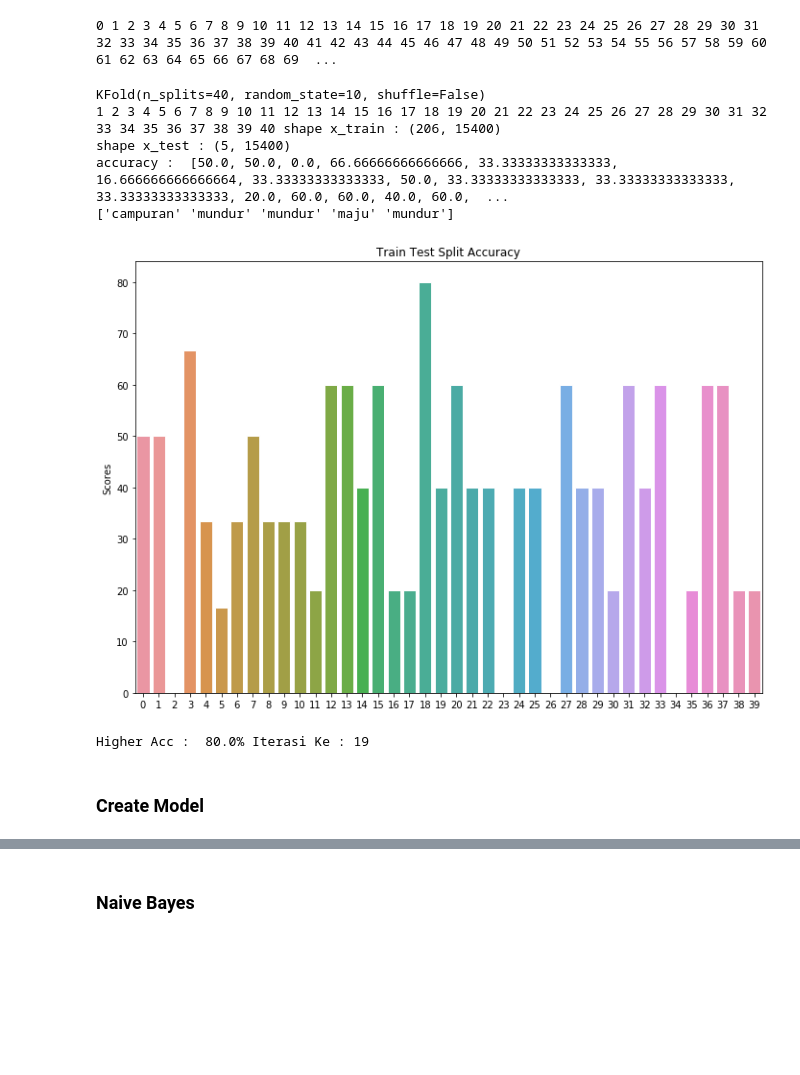
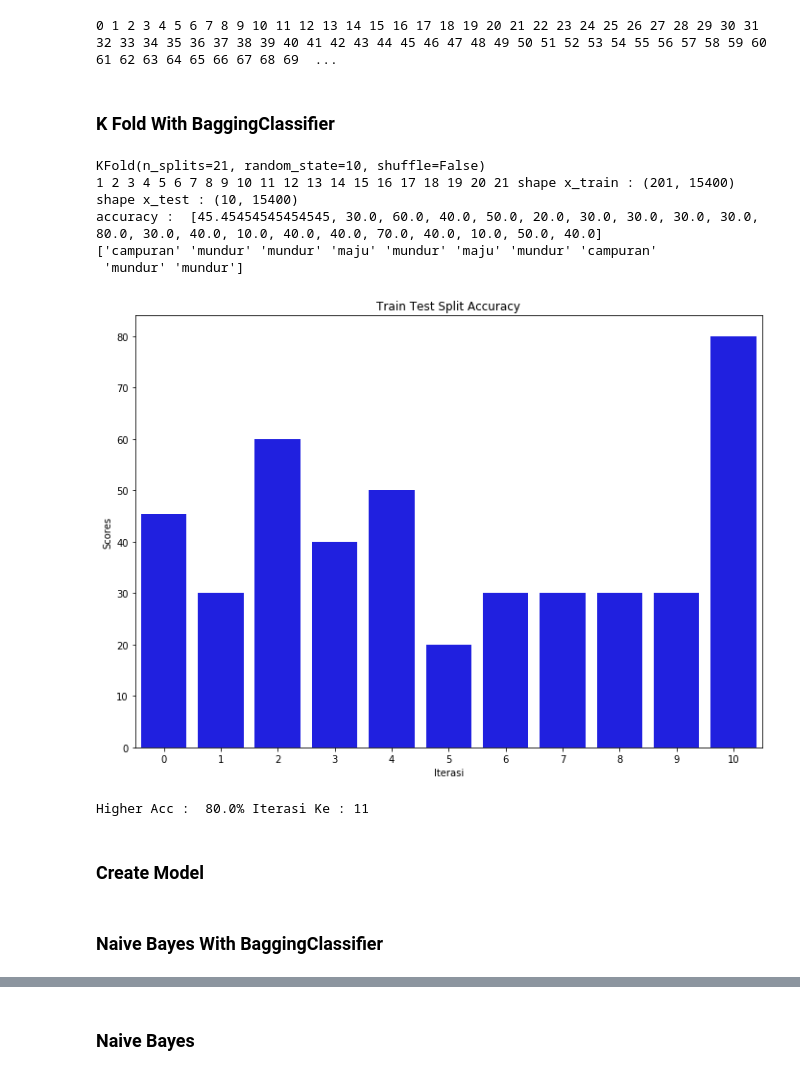
Before and after one commit to TotonAntoko/Cerpen-Classification-Naive-Bayes-dan-KNN, a Jupyter notebook: Cerpen.ipynb, the cells around one changed output, grey strips where cells are left out. Cells and saved outputs as stored; diff of their text form; code cells hidden in the pictures; blank space fills up the shorter version.

```diff
--- a/Cerpen.ipynb
+++ b/Cerpen.ipynb
@@ -121,9 +121,11 @@ for index,value in enumerate(x):
 VSM = CountVectorizer().fit_transform(x)
 X = TfidfTransformer().fit_transform(VSM)
 Y = np.array(y)
+# %% [markdown]
+### K Fold With BaggingClassifier
 # %%
 # KFOLD
-n = 40
+n = 21
 from sklearn.model_selection import KFold
 kf=KFold(n_splits=n, shuffle=False, random_state=10)
 print(kf)  #buat tau Kfold dan parameter defaultnya
@@ -165,23 +167,26 @@ print(y_test)
 
 scores = pd.DataFrame(accuracy_model,columns=['Scores'])
 # %% [output]
-KFold(n_splits=40, random_state=10, shuffle=False)
-1 2 3 4 5 6 7 8 9 10 11 12 13 14 15 16 17 18 19 20 21 22 23 24 25 26 27 28 29 30 31 32 33 34 35 36 37 38 39 40 shape x_train : (206, 15400)
-shape x_test : (5, 15400)
-accuracy :  [50.0, 50.0, 0.0, 66.66666666666666, 33.33333333333333, 16.666666666666664, 33.33333333333333, 50.0, 33.33333333333333, 33.33333333333333, 33.33333333333333, 20.0, 60.0, 60.0, 40.0, 60.0,  ...
-['campuran' 'mundur' 'mundur' 'maju' 'mundur']
+KFold(n_splits=21, random_state=10, shuffle=False)
+1 2 3 4 5 6 7 8 9 10 11 12 13 14 15 16 17 18 19 20 21 shape x_train : (201, 15400)
+shape x_test : (10, 15400)
+accuracy :  [45.45454545454545, 30.0, 60.0, 40.0, 50.0, 20.0, 30.0, 30.0, 30.0, 30.0, 80.0, 30.0, 40.0, 10.0, 40.0, 40.0, 70.0, 40.0, 10.0, 50.0, 40.0]
+['campuran' 'mundur' 'mundur' 'maju' 'mundur' 'maju' 'mundur' 'campuran'
+ 'mundur' 'mundur']
 # %%
 fig, ax = pyplot.subplots(figsize=(11.7, 8.27))
 
-sns.set(style="white", rc={"lines.linewidth": 3})
-sns_plot = sns.barplot(ax=ax, x=list(range(0,n)),y="Scores",data=scores)
+# sns.set(style="white", rc={"lines.linewidth": 3})
+sns_plot = sns.barplot(ax=ax, x=list(range(0,Iterasi)),y="Scores", data=scores[:Iterasi], color="b")
 sns_plot.set_title('Train Test Split Accuracy')
 sns_plot.figure.savefig("Plot BaggingClassifier Decision Tree.png")
+sns_plot.set(xlabel="Iterasi")
 plt.show()
-sns.set()
 print("Higher Acc : ", str(higherAcc)+"%" + " Iterasi Ke : "+str(Iterasi))
 # %% [output]
-[figure, old version]
+[figure, new version]
-Higher Acc :  80.0% Iterasi Ke : 19
+Higher Acc :  80.0% Iterasi Ke : 11
 # %% [markdown]
 ### Create Model
+# %% [markdown]
+### Naive Bayes With BaggingClassifier
```
Also changed, not shown: parts of 10 cells of this notebook.
